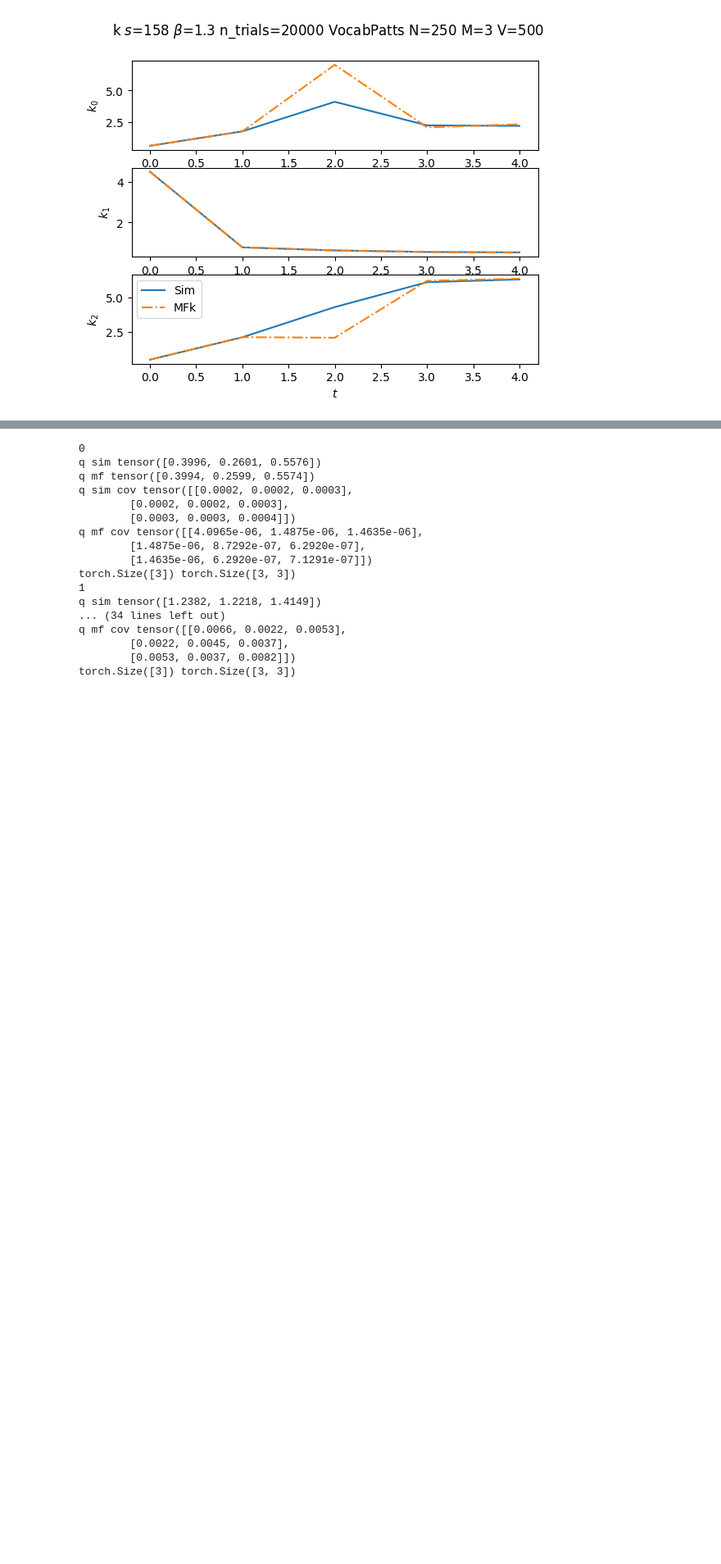
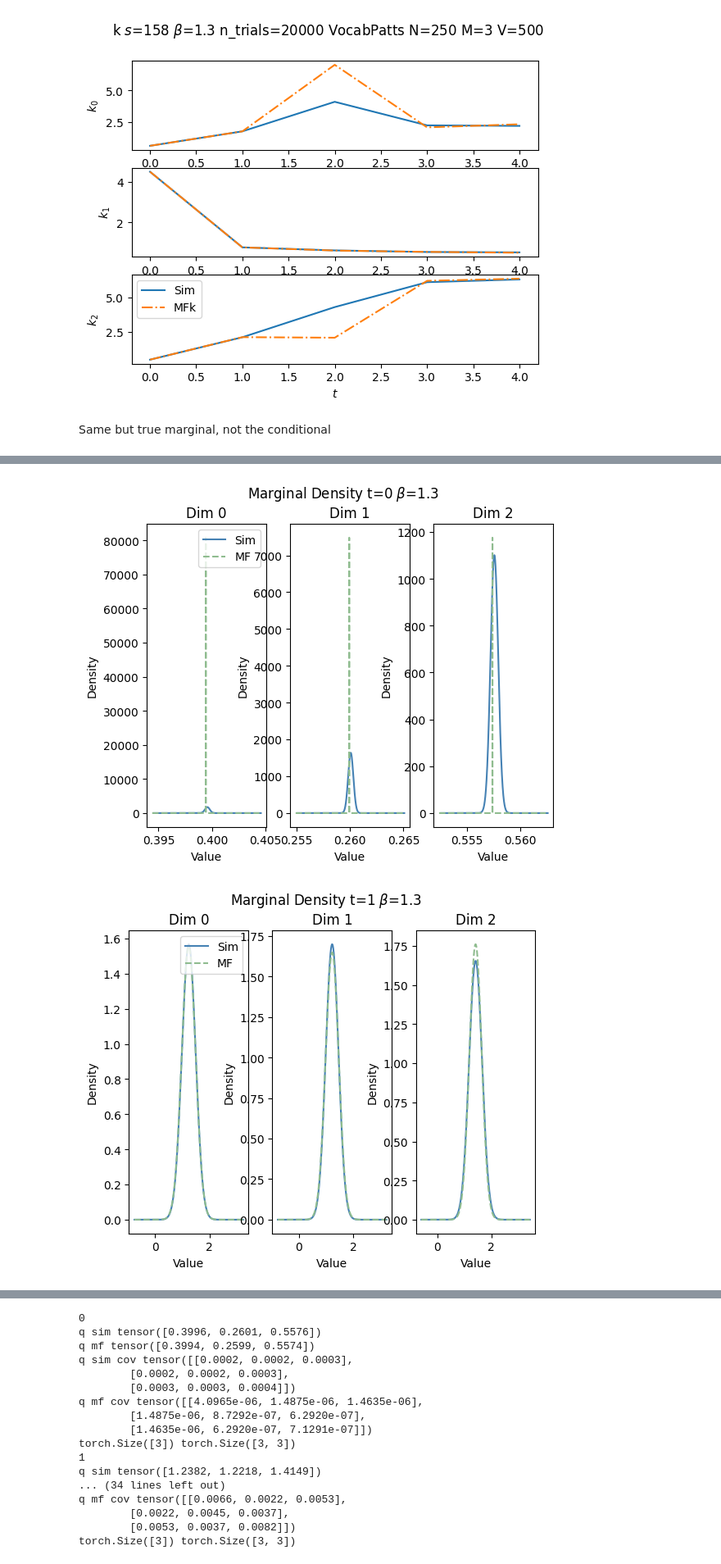
Before and after one commit to muxitox/nanoGPT, a Jupyter notebook: simple_model/simple_output_model_q.ipynb, the cells around one changed output, grey strips where cells are left out. Shown at 82% size. Saved outputs shown, nothing was run; the diff lists cells and outputs as text; code cells hidden in the pictures; blank space fills up the shorter version.

Commit message:
Compute true marginal

```diff
--- a/simple_model/simple_output_model_q.ipynb
+++ b/simple_model/simple_output_model_q.ipynb
@@ -556,3 +550,72 @@ line = ["-", "-."]
 subplot_trajectories(stats, label, line, title, "k", random_feats=True)
 # %% [output]
 [figure]
+# %% [markdown]
+Same but true marginal, not the conditional
+# %%
+for t in timesteps_to_examine:
+    # mean and cov for the simulated model
+    q_sim_mean_t = torch.mean(tok_stats_sim[:,t,:] @ W_q.T, dim=0)
+    q_sim_cov_t = torch.cov((tok_stats_sim[:,t,:] @ W_q.T).T)
+
+    # Add small perturbation to the covariance matrix to force it being positive definite
+    diag = torch.diag(torch.ones(num_patterns, num_patterns), diagonal=0) * 10**(-5)
+    q_sim_cov_t += diag
+
+
+    print(t)
+    print("q sim", q_sim_mean_t)
+    print("q mf", q_mf_t[t])
+    print("q sim cov", q_sim_cov_t)
+    print("q mf cov", q_mf_cov_t[t])
+
+    # Grid config
+    num_elems_grid = 2000
+    if t == 0:
+        grid_width = 0.005
+    elif t == 2:
+        grid_width = 0.5
+    else:
+        grid_width = 2
+    grid = torch.linspace(-grid_width, grid_width, num_elems_grid)  # adjust range if mean is far from 0
+
+
+    # Plot
+    fig, axes = plt.subplots(1, 3)
+
+    for i in range(3):
+
+        dist_sim = torch.distributions.Normal(loc=q_sim_mean_t[i], scale=q_sim_cov_t[i,i])
+
+        # Distribution for the approximated model
+        dist_mf = torch.distributions.Normal(loc=q_mf_t[t,i], scale=q_mf_cov_t[t,i,i])
+
+
+        # Simulated model
+        # Prepare input: all means, but vary the selected dimension
+        x_sim = q_sim_mean_t[i] + grid#  vary selected dimension, center on mean
+
+        logp_sim = dist_sim.log_prob(x_sim)
+        p_sim = torch.exp(logp_sim).numpy()
+
+        # Approximated model
+        # Prepare input: all means, but vary the selected dimension
+        x_mf = q_mf_t[t,i] + grid  # vary selected dimension, center on mean
+
+        logp_mf = dist_mf.log_prob(x_mf)
+        p_mf = torch.exp(logp_mf).numpy()
+
+        axes[i].plot(x_sim, p_sim, label=f'Sim', color='steelblue')
+        axes[i].plot(x_mf, p_mf, "--", label=f'MF', color='darkseagreen')
+        axes[i].set_title(f'Dim {i}')
+        axes[i].set_xlabel('Value')
+        axes[i].set_ylabel('Density')
+
+        if i == 0:
+            axes[i].legend(loc="upper right")
+
+    fig.suptitle(rf"Marginal Density t={timesteps_to_examine[t]} $\beta$={beta}")
+
+
+    print(q_sim_mean_t.shape, q_sim_cov_t.shape)
+# %% [output]
@@ -558,0 +639,2 @@ subplot_trajectories(stats, label, line, title, "k", random_feats=True)
+[figure, added]
+[figure, added]
```
Also changed, not shown: parts of 5 cells of this notebook.
